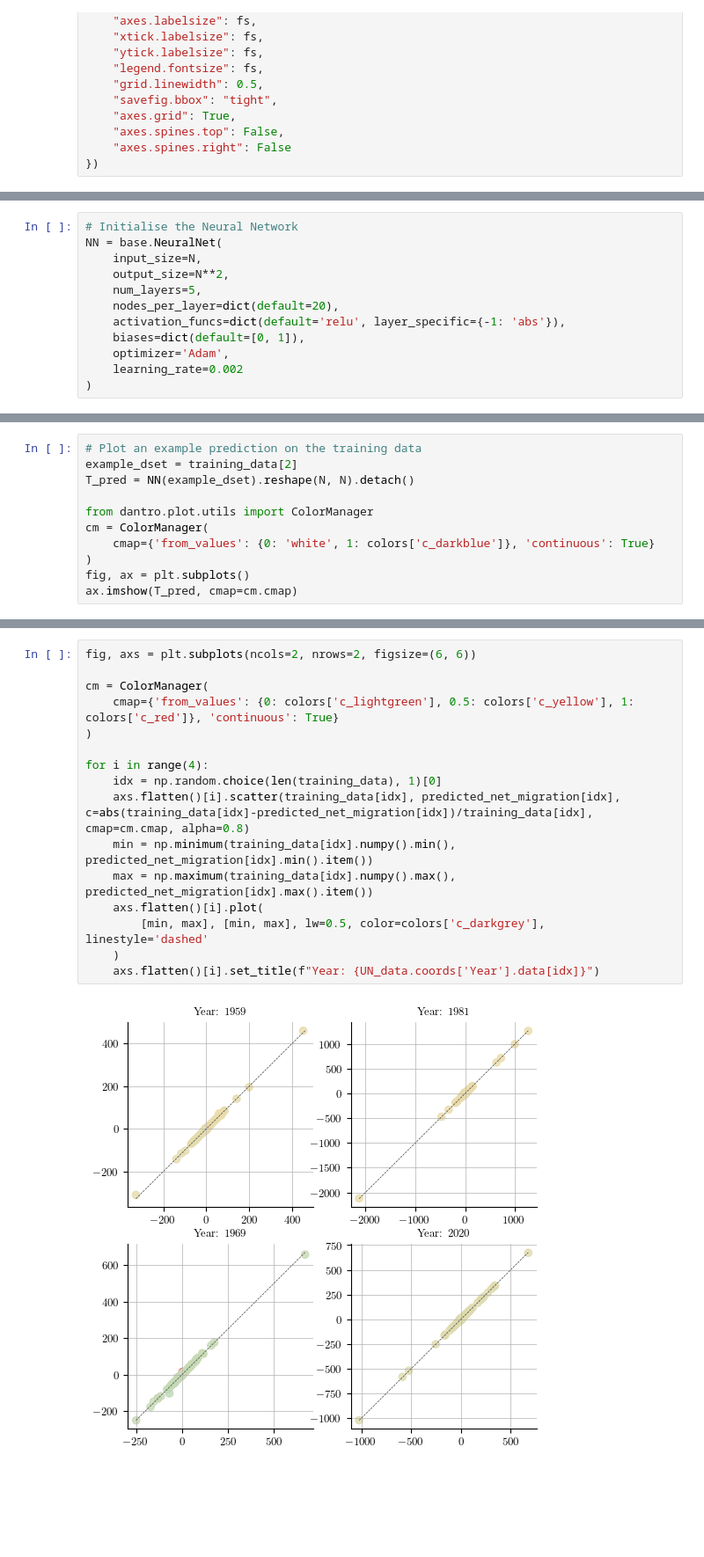
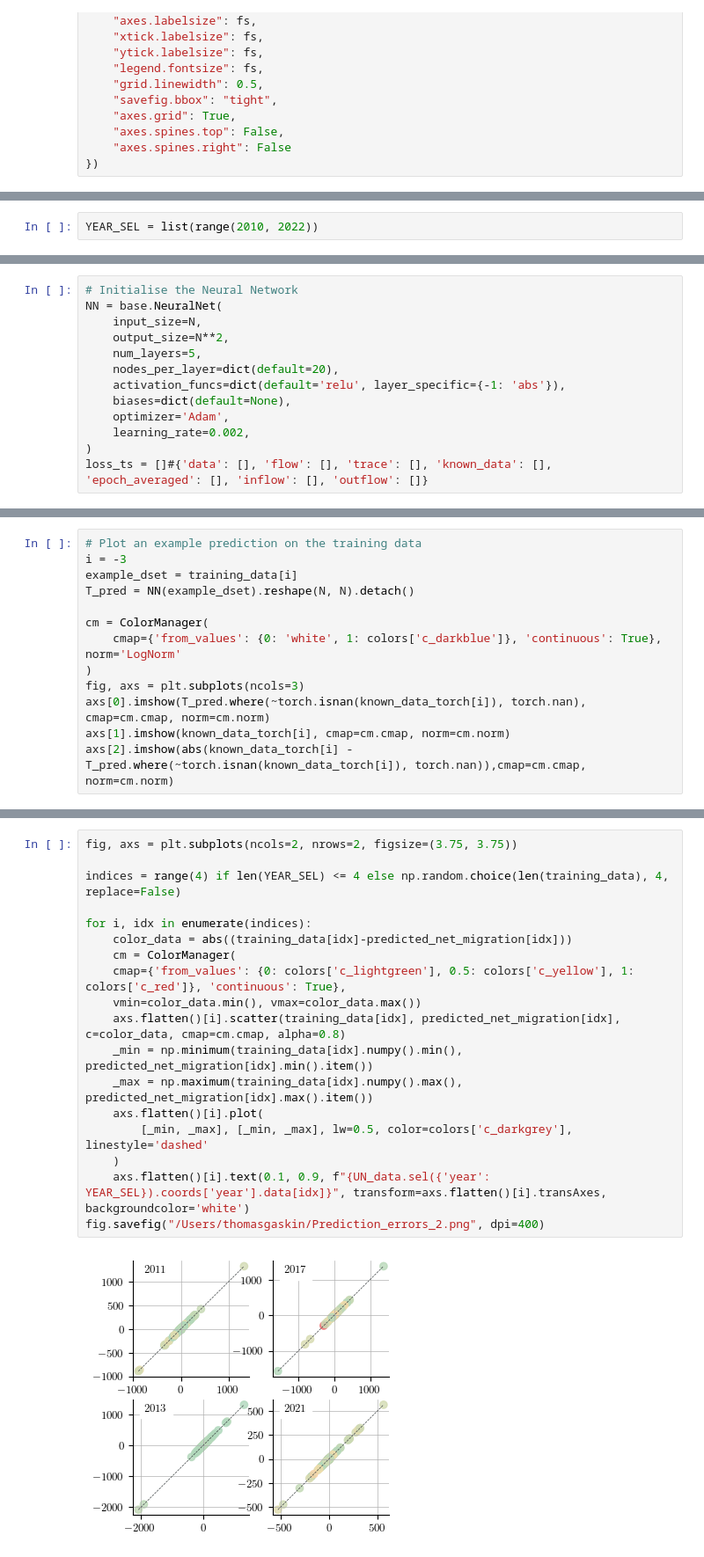
Before and after one commit to estevaofuzaro98/NeuralABM, a Jupyter notebook: models/Migration/model.ipynb, the cells around one changed output, grey strips where cells are left out. Shown at 88% size. Saved outputs shown, nothing was run; the diff lists cells and outputs as text; blank space fills up the shorter version.

```diff
--- a/models/Migration/model.ipynb
+++ b/models/Migration/model.ipynb
@@ -54,0 +132,2 @@ torch.Size([72, 236])
+# %%
+YEAR_SEL = list(range(2010, 2022))
@@ -60,9 +156,10 @@ NN = base.NeuralNet(
     num_layers=5,
     nodes_per_layer=dict(default=20),
     activation_funcs=dict(default='relu', layer_specific={-1: 'abs'}),
-    biases=dict(default=[0, 1]),
+    biases=dict(default=None),
     optimizer='Adam',
-    learning_rate=0.002
+    learning_rate=0.002,
 )
+loss_ts = []#{'data': [], 'flow': [], 'trace': [], 'known_data': [], 'epoch_averaged': [], 'inflow': [], 'outflow': []}
 # %%
 # Train
@@ -133,13 +247,15 @@ predicted_net_migration = predicted_transport_plans.sum("i").rename({"j": "i"})
 # %%
 # Plot an example prediction on the training data
-example_dset = training_data[2]
+i = -3
+example_dset = training_data[i]
 T_pred = NN(example_dset).reshape(N, N).detach()
 
-from dantro.plot.utils import ColorManager
 cm = ColorManager(
-    cmap={'from_values': {0: 'white', 1: colors['c_darkblue']}, 'continuous': True}
+    cmap={'from_values': {0: 'white', 1: colors['c_darkblue']}, 'continuous': True}, norm='LogNorm'
 )
-fig, ax = plt.subplots()
-ax.imshow(T_pred, cmap=cm.cmap)
+fig, axs = plt.subplots(ncols=3)
+axs[0].imshow(T_pred.where(~torch.isnan(known_data_torch[i]), torch.nan), cmap=cm.cmap, norm=cm.norm)
+axs[1].imshow(known_data_torch[i], cmap=cm.cmap, norm=cm.norm)
+axs[2].imshow(abs(known_data_torch[i] - T_pred.where(~torch.isnan(known_data_torch[i]), torch.nan)),cmap=cm.cmap, norm=cm.norm)
 # %% [output]
 <matplotlib.image.AxesImage at 0x...>
@@ -147,20 +274,22 @@ ax.imshow(T_pred, cmap=cm.cmap)
 # %%
-fig, axs = plt.subplots(ncols=2, nrows=2, figsize=(6, 6))
+fig, axs = plt.subplots(ncols=2, nrows=2, figsize=(3.75, 3.75))
 
-cm = ColorManager(
-    cmap={'from_values': {0: colors['c_lightgreen'], 0.5: colors['c_yellow'], 1: colors['c_red']}, 'continuous': True}
-)
+indices = range(4) if len(YEAR_SEL) <= 4 else np.random.choice(len(training_data), 4, replace=False)
 
-for i in range(4):
-    idx = np.random.choice(len(training_data), 1)[0]
-    axs.flatten()[i].scatter(training_data[idx], predicted_net_migration[idx], c=abs(training_data[idx]-predicted_net_migration[idx])/training_data[idx], cmap=cm.cmap, alpha=0.8)
-    min = np.minimum(training_data[idx].numpy().min(), predicted_net_migration[idx].min().item())
-    max = np.maximum(training_data[idx].numpy().max(), predicted_net_migration[idx].max().item())
+for i, idx in enumerate(indices):
+    color_data = abs((training_data[idx]-predicted_net_migration[idx]))
+    cm = ColorManager(
+    cmap={'from_values': {0: colors['c_lightgreen'], 0.5: colors['c_yellow'], 1: colors['c_red']}, 'continuous': True},
+    vmin=color_data.min(), vmax=color_data.max())
+    axs.flatten()[i].scatter(training_data[idx], predicted_net_migration[idx], c=color_data, cmap=cm.cmap, alpha=0.8)
+    _min = np.minimum(training_data[idx].numpy().min(), predicted_net_migration[idx].min().item())
+    _max = np.maximum(training_data[idx].numpy().max(), predicted_net_migration[idx].max().item())
     axs.flatten()[i].plot(
-        [min, max], [min, max], lw=0.5, color=colors['c_darkgrey'], linestyle='dashed'
+        [_min, _max], [_min, _max], lw=0.5, color=colors['c_darkgrey'], linestyle='dashed'
     )
-    axs.flatten()[i].set_title(f"Year: {UN_data.coords['Year'].data[idx]}")
+    axs.flatten()[i].text(0.1, 0.9, f"{UN_data.sel({'year': YEAR_SEL}).coords['year'].data[idx]}", transform=axs.flatten()[i].transAxes, backgroundcolor='white')
+fig.savefig("/Users/thomasgaskin/Prediction_errors_2.png", dpi=400)
 # %% [output]
-[figure, old version]
+[figure, new version]
 # %%
 fig, ax = plt.subplots(figsize=(10, 8))
```
Also changed, not shown: parts of 28 cells of this notebook.
